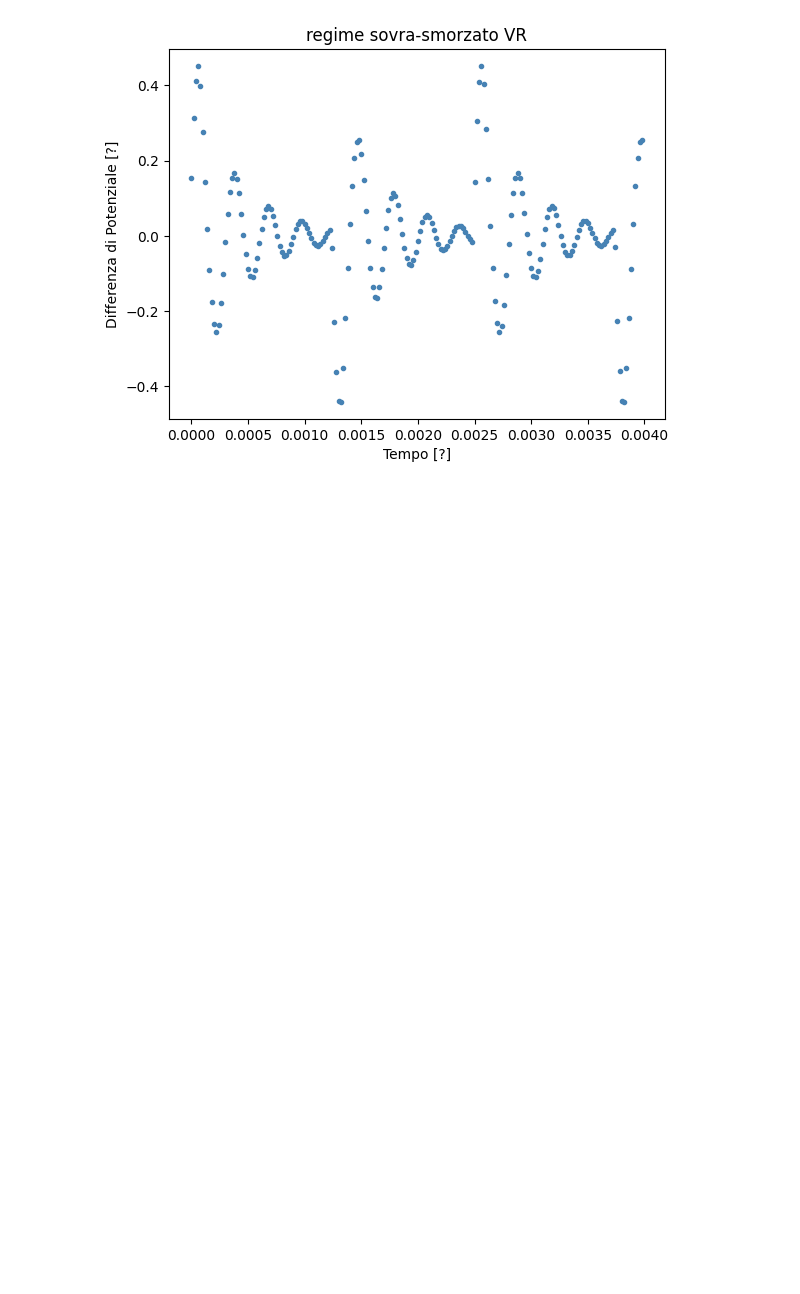
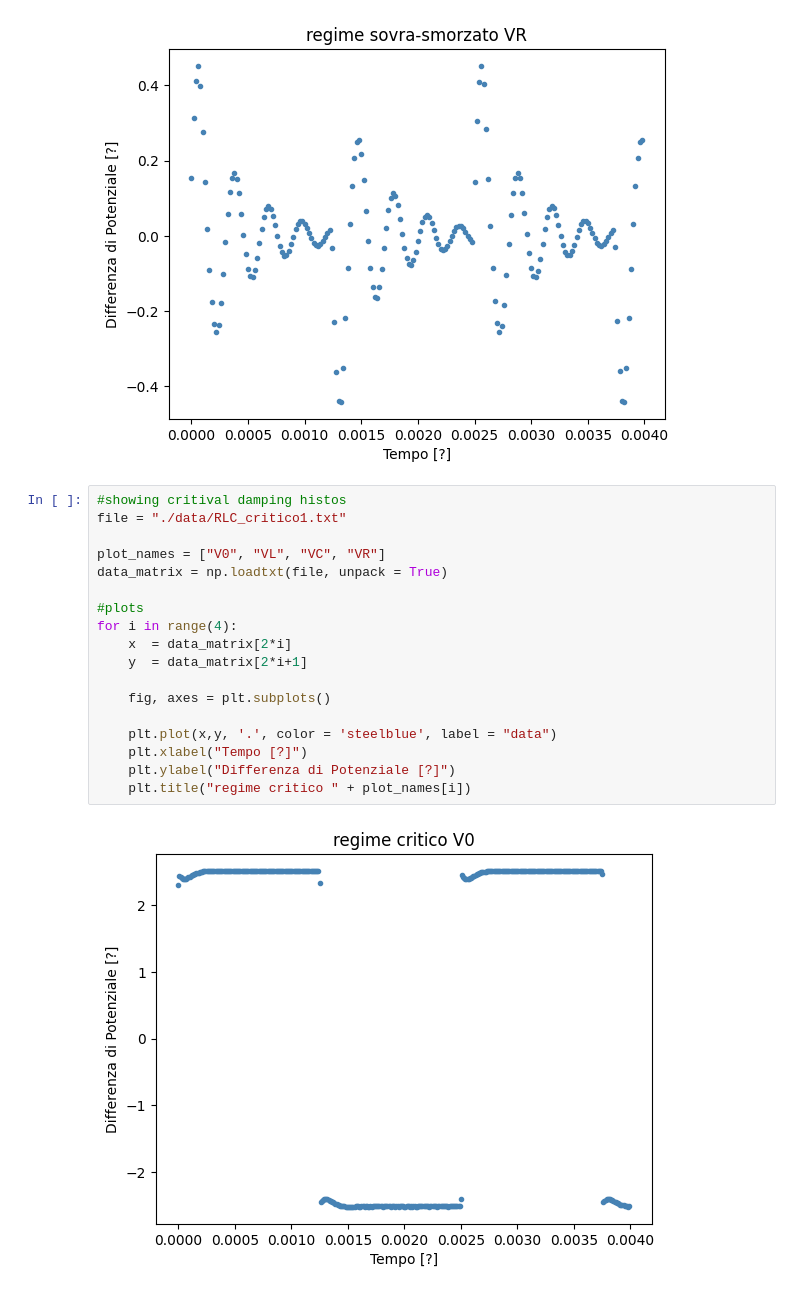
Before and after one commit to sbaba22/circuiti, a Jupyter notebook: fit.ipynb, the cells around one changed output. Cells and saved outputs as stored; diff of their text form; blank space fills up the shorter version.

```diff
--- a/fit.ipynb
+++ b/fit.ipynb
@@ -254,3 +311,23 @@ for i in range(4):
 [figure]
 [figure]
 [figure]
+# %%
+#showing critival damping histos
+file = "./data/RLC_critico1.txt"
+
+plot_names = ["V0", "VL", "VC", "VR"]
+data_matrix = np.loadtxt(file, unpack = True)
+
+#plots
+for i in range(4):
+    x  = data_matrix[2*i]
+    y  = data_matrix[2*i+1]
+
+    fig, axes = plt.subplots()
+
+    plt.plot(x,y, '.', color = 'steelblue', label = "data")
+    plt.xlabel("Tempo [?]")
+    plt.ylabel("Differenza di Potenziale [?]")
+    plt.title("regime critico " + plot_names[i])
+# %% [output]
+[figure, added]
```
Also changed, not shown: parts of 8 cells of this notebook, 1 other file.
